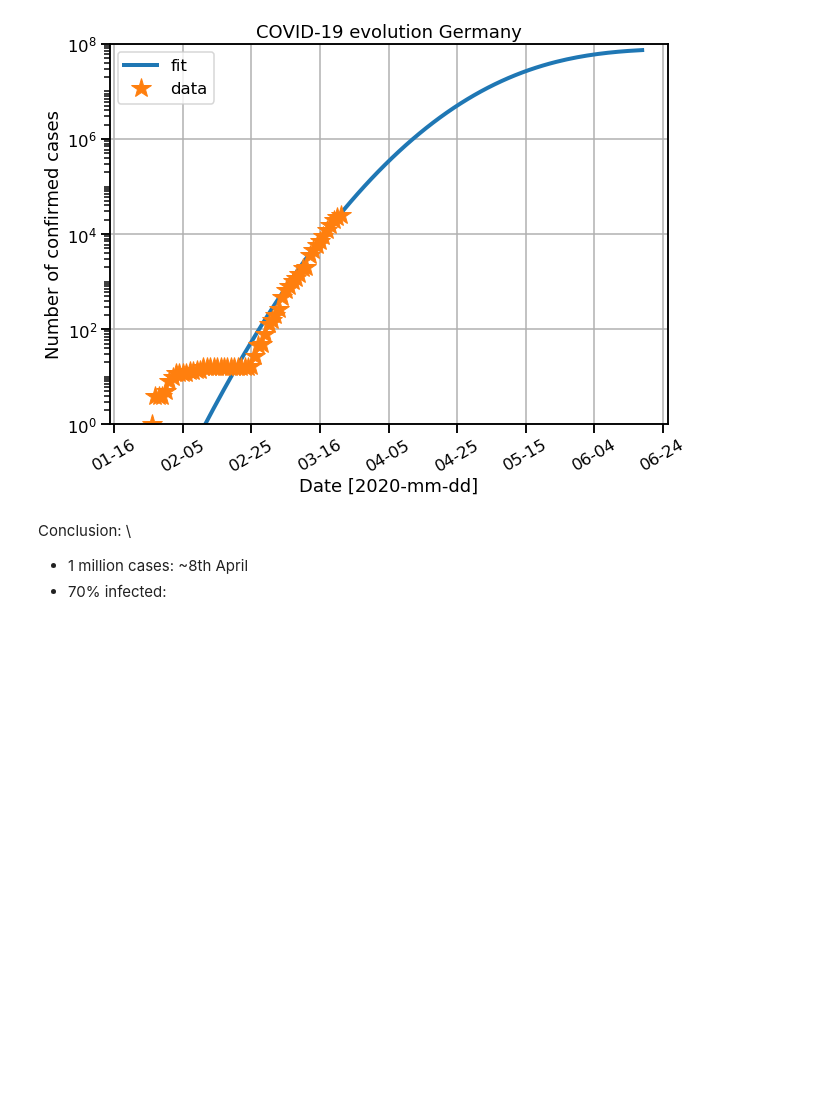
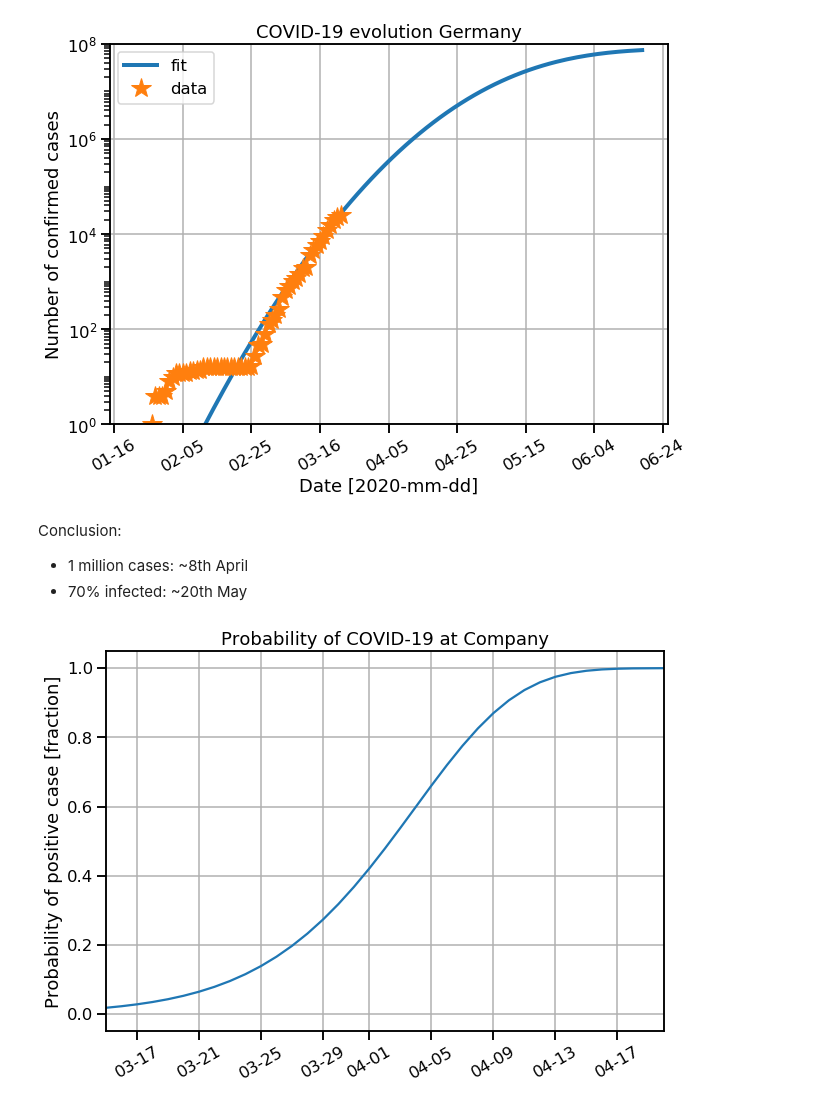
Before and after one commit to circlespace/covid19, a Jupyter notebook: COVID-19_Germany.ipynb, the cells around one changed output. Drawn from its saved outputs; the diff is of its cells as text; code cells hidden in the pictures; blank space fills up the shorter version.

Commit message:
added probability of at least one infection in a company

```diff
--- a/COVID-19_Germany.ipynb
+++ b/COVID-19_Germany.ipynb
@@ -85,6 +89,32 @@ fig.savefig('c2.png')
 # %% [output]
 [figure]
 # %% [markdown]
-Conclusion: \
+Conclusion:
 * 1 million cases: ~8th April
-* 70% infected:
+* 70% infected: ~20th May
+# %%
+# calculate the probability to have at least one infection in your company
+people_germany = 80E6
+people_company = 300
+
+array_prob_company = np.array([0])
+for day in np.arange(0,len(x_ex)-1):
+    number_infections = y_ex[day]
+    prob_company = 1 - np.exp(-people_company*(number_infections/people_germany))
+    array_prob_company = np.append(array_prob_company, prob_company)
+# %%
+# plot the probability to have at least one infection in your company
+sns.set_context('talk')
+fig, ax = plt.subplots(figsize=(10, 7))
+plt.plot_date(dates_ex, array_prob_company, '-')
+ax.xaxis.set_major_formatter(DateFormatter('%m-%d'))
+ax.xaxis.set_tick_params(rotation=30)# , labelsize=10)
+ax.set_ylabel(r"Probability of positive case [fraction]")
+ax.set_title(r"Probability of COVID-19 at Company")
+ax.grid(True)
+ax.set_xlim(datetime.date(2020, 3, 15), datetime.date(2020, 4, 20))
+#ax.tick_params(labelsize=14)
+# plt.legend(fontsize=14)
+plt.show()
+# %% [output]
+[figure, added]
```
Also changed, not shown: parts of 3 cells of this notebook, 2 other files.
